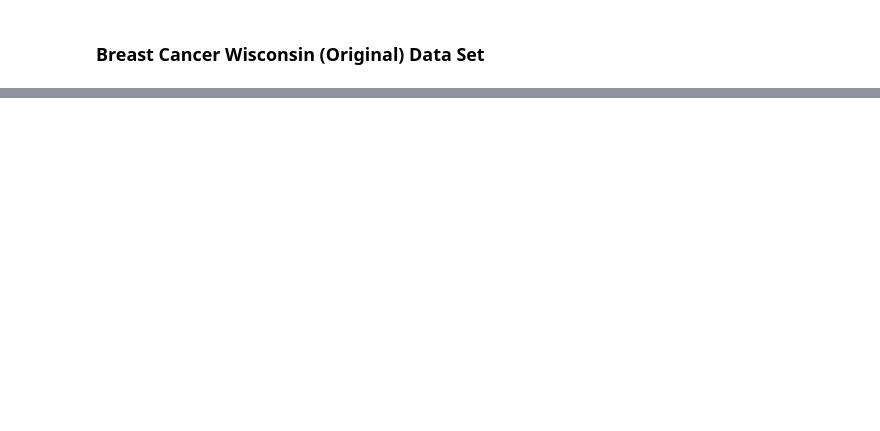
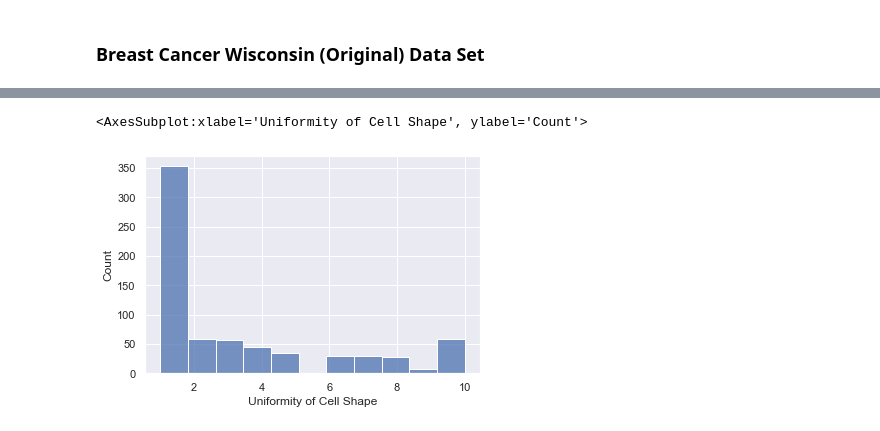
Before and after one commit to martincusack979/PFDA_Project_2, a Jupyter notebook: PFDA - Project 2/PFDA-Project-2.ipynb, the cells around one changed output, grey strips where cells are left out. Drawn from its saved outputs; the diff is of its cells as text; code cells hidden in the pictures; blank space fills up the shorter version.

```diff
--- a/PFDA - Project 2/PFDA-Project-2.ipynb
+++ b/PFDA - Project 2/PFDA-Project-2.ipynb
@@ -52,0 +108,6 @@ As shown above the Original Data Set has 699 rows and 11 columns.  The first col
+# %%
+# create seaborn histogram of each column
+sns.histplot(data=df1, x="Uniformity of Cell Shape")
+# %% [output]
+<AxesSubplot:xlabel='Uniformity of Cell Shape', ylabel='Count'>
+[figure, added]
```
Also changed, not shown: parts of 25 cells of this notebook, 1 other file.
